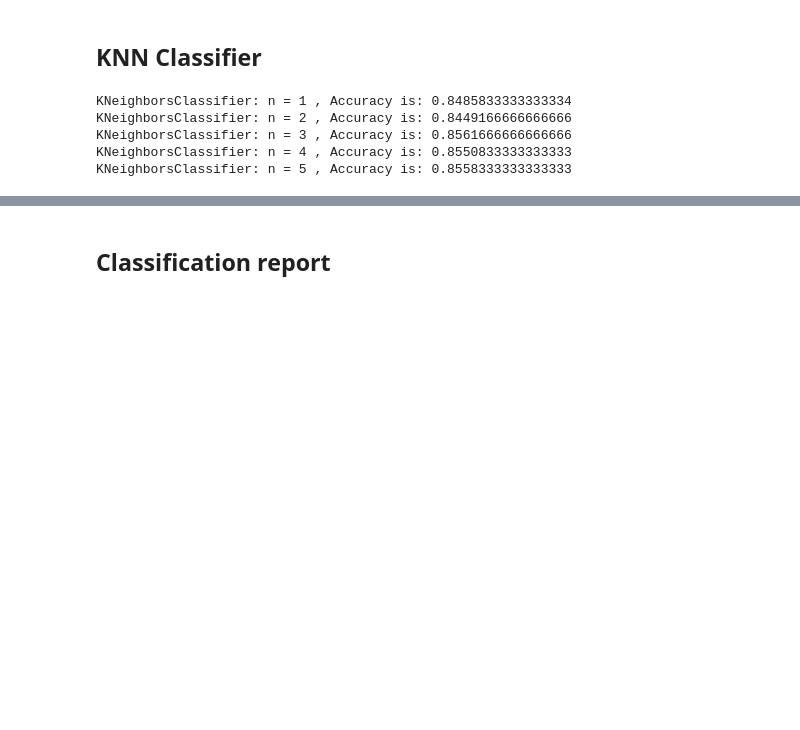
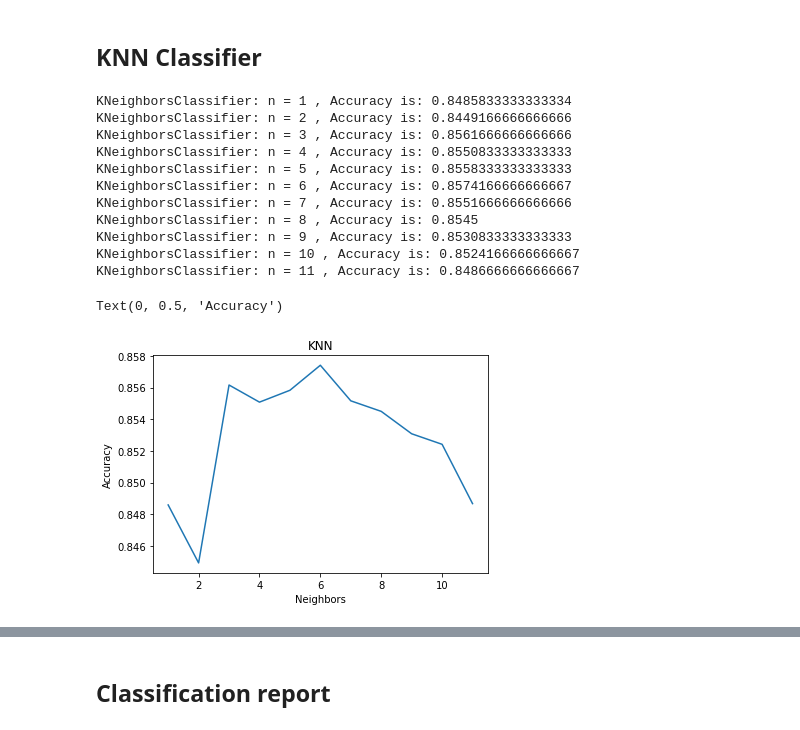
Before and after one commit to GalKoaz/Data-visualization, a Jupyter notebook: Fashion-Mnist.ipynb, the cells around one changed output, grey strips where cells are left out. Drawn from its saved outputs; the diff is of its cells as text; code cells hidden in the pictures; blank space fills up the shorter version.

```diff
--- a/Fashion-Mnist.ipynb
+++ b/Fashion-Mnist.ipynb
@@ -218,10 +226,13 @@ plt.show()
 ## KNN Classifier
 # %%
 #knn classifier with for loop [1-5] to check the best accuracy of n
-for n in range(1, 6):
+K = list(range(1, 12))
+scores = []
+for n in K:
     knn = KNeighborsClassifier(n_neighbors = n)
     knn.fit(X_train, y_train)
     y_pred = knn.predict(X_test)
+    scores.append(knn.score(X_test,y_test))
     print('KNeighborsClassifier: n = {} , Accuracy is: {}'.format(n,knn.score(X_test,y_test)))
 # %% [output]
 KNeighborsClassifier: n = 1 , Accuracy is: 0.8485833333333334
@@ -229,6 +240,20 @@ KNeighborsClassifier: n = 2 , Accuracy is: 0.8449166666666666
 KNeighborsClassifier: n = 3 , Accuracy is: 0.8561666666666666
 KNeighborsClassifier: n = 4 , Accuracy is: 0.8550833333333333
 KNeighborsClassifier: n = 5 , Accuracy is: 0.8558333333333333
+KNeighborsClassifier: n = 6 , Accuracy is: 0.8574166666666667
+KNeighborsClassifier: n = 7 , Accuracy is: 0.8551666666666666
+KNeighborsClassifier: n = 8 , Accuracy is: 0.8545
+KNeighborsClassifier: n = 9 , Accuracy is: 0.8530833333333333
+KNeighborsClassifier: n = 10 , Accuracy is: 0.8524166666666667
+KNeighborsClassifier: n = 11 , Accuracy is: 0.8486666666666667
+# %%
+plt.plot(K, scores)
+plt.title("KNN")
+plt.xlabel('Neighbors')
+plt.ylabel('Accuracy')
+# %% [output]
+Text(0, 0.5, 'Accuracy')
+[figure, added]
 # %%
 plot_confusion_matrix(knn, X_train, y_train, cmap = "Accent_r", normalize= None)
 plt.title('Confusion Matrix KNN')
```
Also changed, not shown: parts of 41 cells of this notebook.
